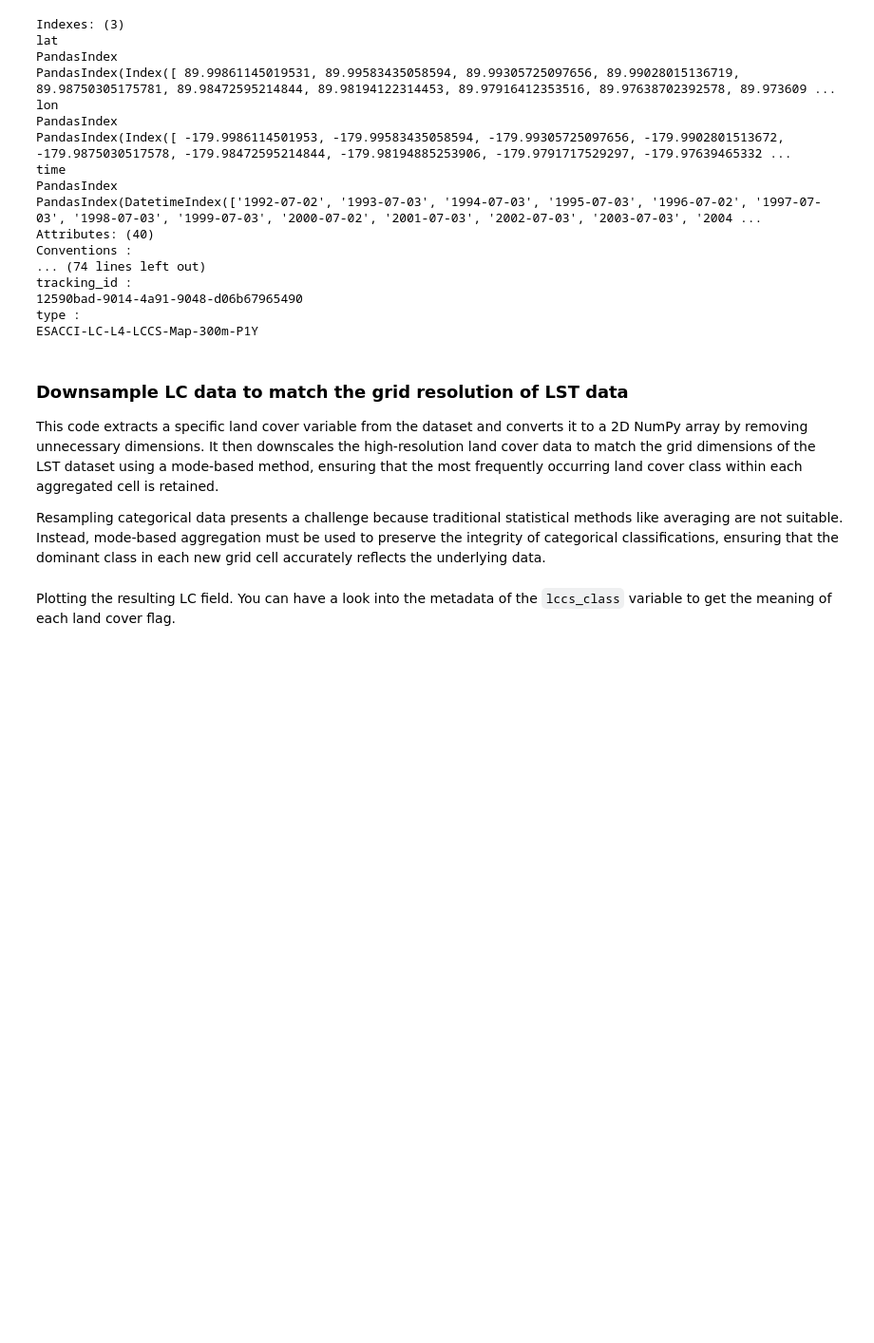
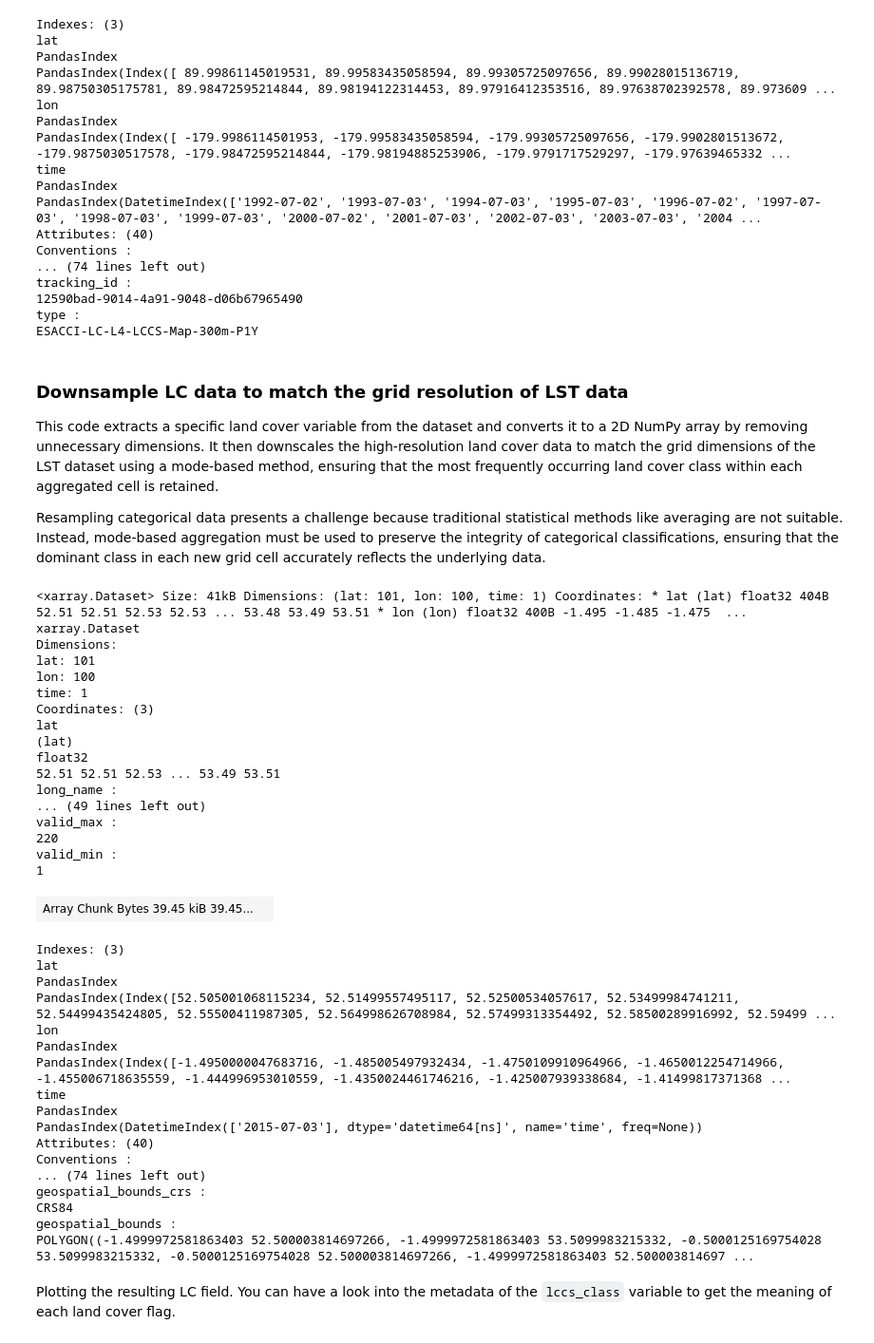
Before and after one commit to esa-cci/ect-training, a Jupyter notebook: LST_Training.ipynb, the cells around one changed output. Shown at 95% size. Saved outputs shown, nothing was run; the diff lists cells and outputs as text; code cells hidden in the pictures; blank space fills up the shorter version.

```diff
--- a/LST_Training.ipynb
+++ b/LST_Training.ipynb
@@ -303,27 +323,51 @@ This code extracts a specific land cover variable from the dataset and converts
 
 Resampling categorical data presents a challenge because traditional statistical methods like averaging are not suitable. Instead, mode-based aggregation must be used to preserve the integrity of categorical classifications, ensuring that the dominant class in each new grid cell accurately reflects the underlying data.
 # %%
-# Extract the specific land cover variable as a DataArray
-lc_data_array = lc_ds_sub['lccs_class']
+normalize_op = get_op('normalize')
 
-# Ensure that we select only the spatial dimensions
-lc_3d_array = lc_data_array.values  # Convert to NumPy array
+lc_ds_sub = normalize_op(ds=lc_ds_sub)
 
-# Remove the singleton dimension
-lc_2d_array = np.squeeze(lc_3d_array)  # Convert to shape (362, 360)
+coregister_op = get_op('coregister')
 
-# Define target grid dimensions based on the LST grid
-lst_width, lst_height = 100, 101
-
-# Ensure target dimensions are valid
-if lst_width > lc_2d_array.shape[1] or lst_height > lc_2d_array.shape[0]:
-    raise ValueError("Target grid dimensions cannot exceed source grid dimensions.")
-
-# Downsample the 2D land cover data
-downsampled_lc = downsample_2d(
-    src=lc_2d_array,  # Pass the extracted 2D NumPy array
-    w=lst_width,
-    h=lst_height,
-    method=56,  # Use the mode for categorical data
-    mode_rank=1
+downsampled_lc = coregister_op(
+    ds_primary=lst_ds_sub,
+    ds_replica=lc_ds_sub,
+    method_ds="mode"
 )
+downsampled_lc
+# %% [output]
+<xarray.Dataset> Size: 41kB Dimensions: (lat: 101, lon: 100, time: 1) Coordinates: * lat (lat) float32 404B 52.51 52.51 52.53 52.53 ... 53.48 53.49 53.51 * lon (lon) float32 400B -1.495 -1.485 -1.475  ...
+xarray.Dataset
+Dimensions:
+lat: 101
+lon: 100
+time: 1
+Coordinates: (3)
+lat
+(lat)
+float32
+52.51 52.51 52.53 ... 53.49 53.51
+long_name :
+... (49 lines left out)
+valid_max :
+220
+valid_min :
+1
+| Array Chunk Bytes 39.45 kiB 39.45... |  |
+Indexes: (3)
+lat
+PandasIndex
+PandasIndex(Index([52.505001068115234, 52.51499557495117, 52.52500534057617, 52.53499984741211, 52.54499435424805, 52.55500411987305, 52.564998626708984, 52.57499313354492, 52.58500289916992, 52.59499 ...
+lon
+PandasIndex
+PandasIndex(Index([-1.4950000047683716, -1.485005497932434, -1.4750109910964966, -1.4650012254714966, -1.455006718635559, -1.444996953010559, -1.4350024461746216, -1.425007939338684, -1.41499817371368 ...
+time
+PandasIndex
+PandasIndex(DatetimeIndex(['2015-07-03'], dtype='datetime64[ns]', name='time', freq=None))
+Attributes: (40)
+Conventions :
+... (74 lines left out)
+geospatial_bounds_crs :
+CRS84
+geospatial_bounds :
+POLYGON((-1.4999972581863403 52.500003814697266, -1.4999972581863403 53.5099983215332, -0.5000125169754028 53.5099983215332, -0.5000125169754028 52.500003814697266, -1.4999972581863403 52.500003814697 ...
```
Also changed, not shown: parts of 10 cells of this notebook.
